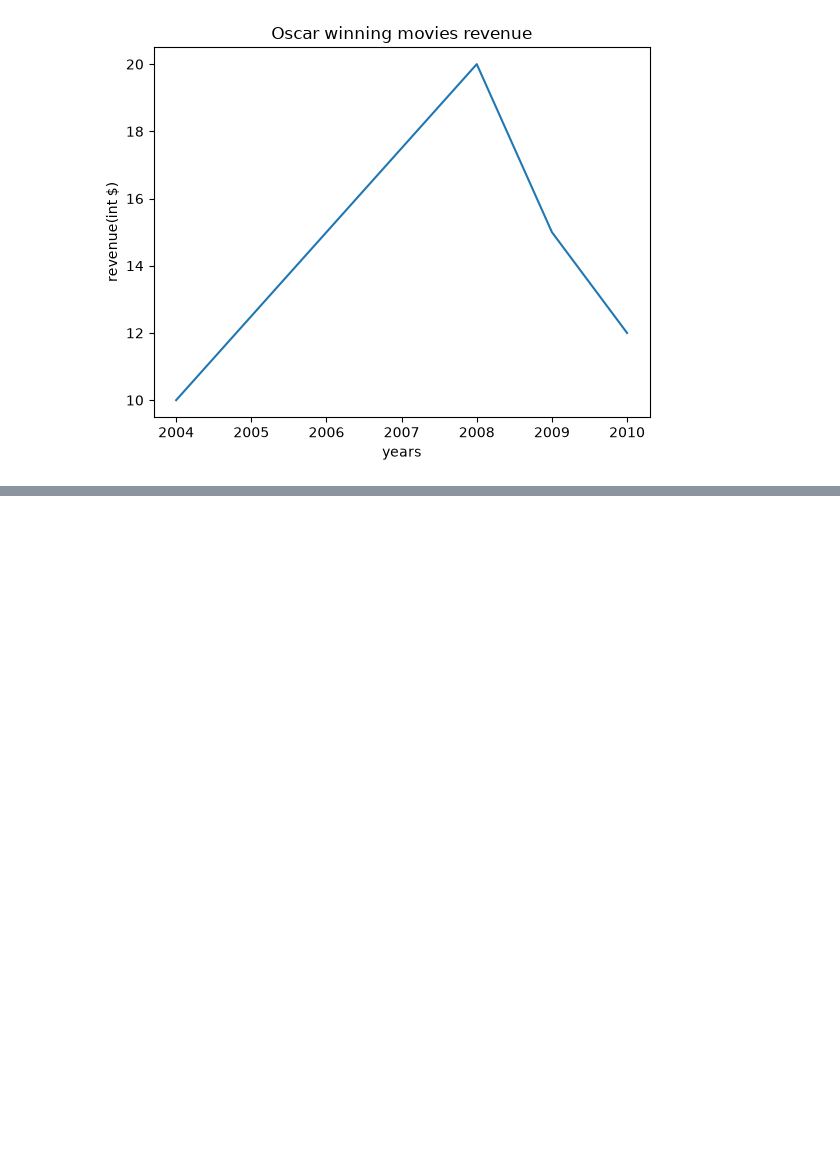
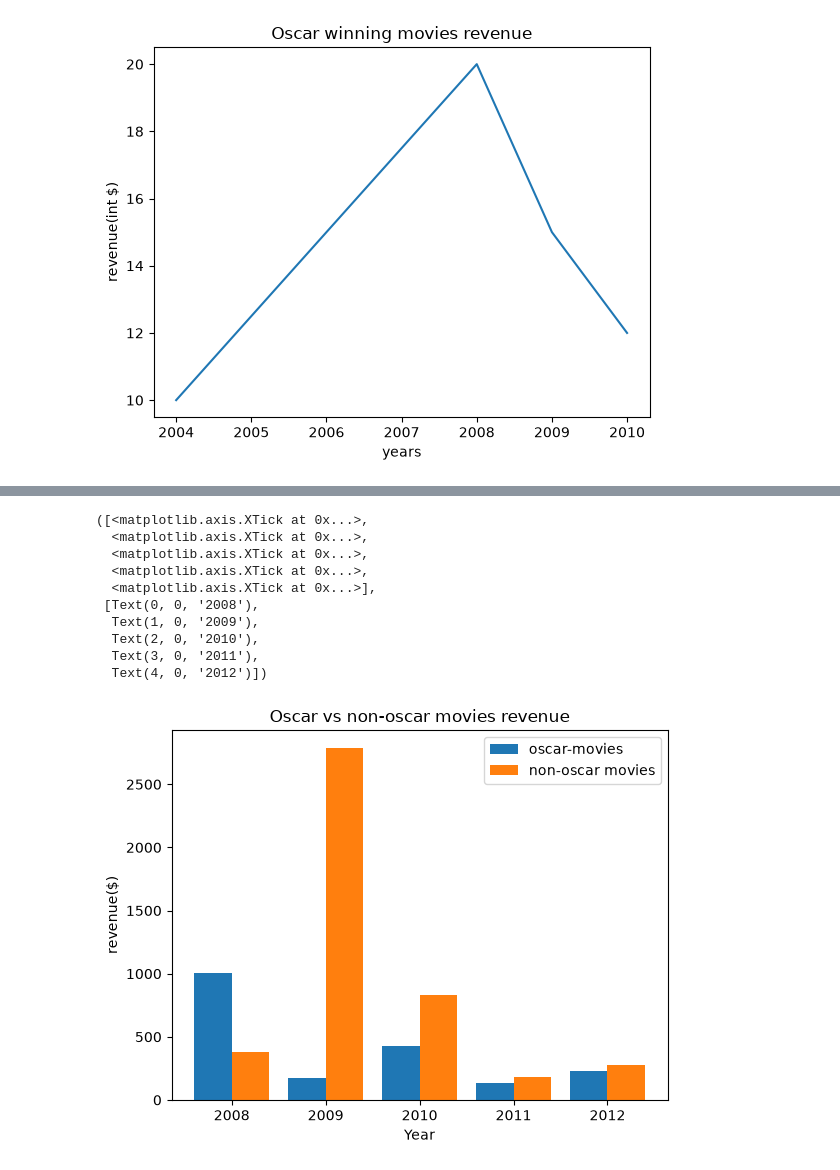
Before and after one commit to SumeetAttri09/python-data, a Jupyter notebook: matplotlib_tuto/matplotlib.ipynb, the cells around one changed output, grey strips where cells are left out. Drawn from its saved outputs; the diff is of its cells as text; code cells hidden in the pictures; blank space fills up the shorter version.

```diff
--- a/matplotlib_tuto/matplotlib.ipynb
+++ b/matplotlib_tuto/matplotlib.ipynb
@@ -60,0 +81,46 @@ legend
+# %%
+#multiple datasets on bar chart
+import numpy as np;
+oscar_movies = [
+    "as",
+    "sg",
+    "hj",
+    "ju",
+    "vb"
+]
+oscar_revenue = [1005, 170, 427, 133, 232] #in $
+
+non_oscar_movies = ["qw", "ty", "ko", "op", "lk"]
+non_oscar_revenue = [378, 2788, 829, 185, 275] #in $
+
+years = [2008, 2009, 2010, 2011, 2012]
+
+x = np.arange(len(years))
+
+width = 0.4
+plt.bar(x-width/2, oscar_revenue, width, label="oscar-movies") #shifting to left
+plt.bar(x+width/2, non_oscar_revenue, width, label="non-oscar movies") #shifting to right
+
+plt.title("Oscar vs non-oscar movies revenue")
+plt.xlabel("Year")
+plt.ylabel("revenue($)")
+plt.legend()
+
+#for horizontal bar graph
+#plt.barh(oscar_movies, oscar_revenue)
+#plt.xlabel("revenue")
+#plt.ylabel("movie name")
+
+plt.xticks(x, years)
+# %% [output]
+([<matplotlib.axis.XTick at 0x...>,
+  <matplotlib.axis.XTick at 0x...>,
+  <matplotlib.axis.XTick at 0x...>,
+  <matplotlib.axis.XTick at 0x...>,
+  <matplotlib.axis.XTick at 0x...>],
+ [Text(0, 0, '2008'),
+  Text(1, 0, '2009'),
+  Text(2, 0, '2010'),
+  Text(3, 0, '2011'),
+  Text(4, 0, '2012')])
+[figure, added]
```
Also changed, not shown: parts of 2 cells of this notebook.
